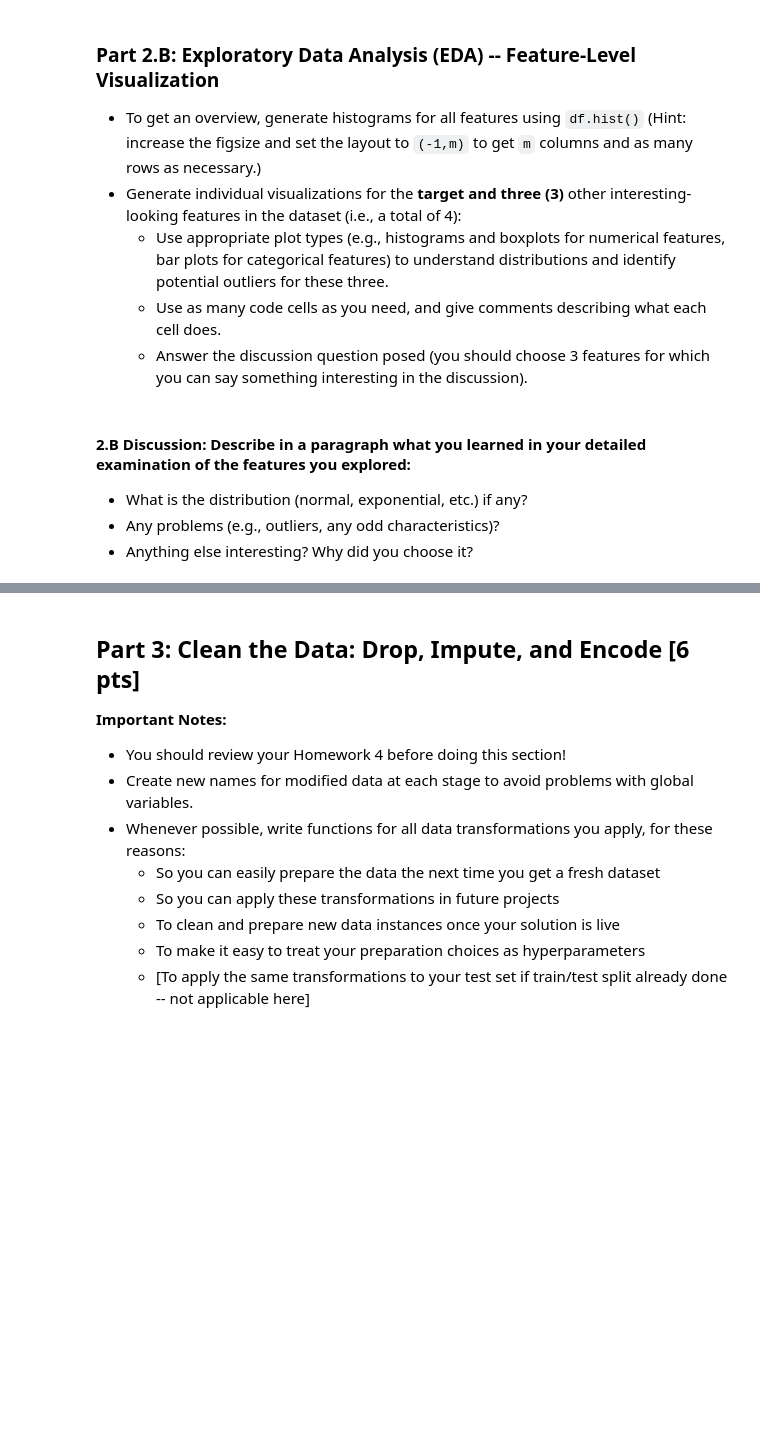
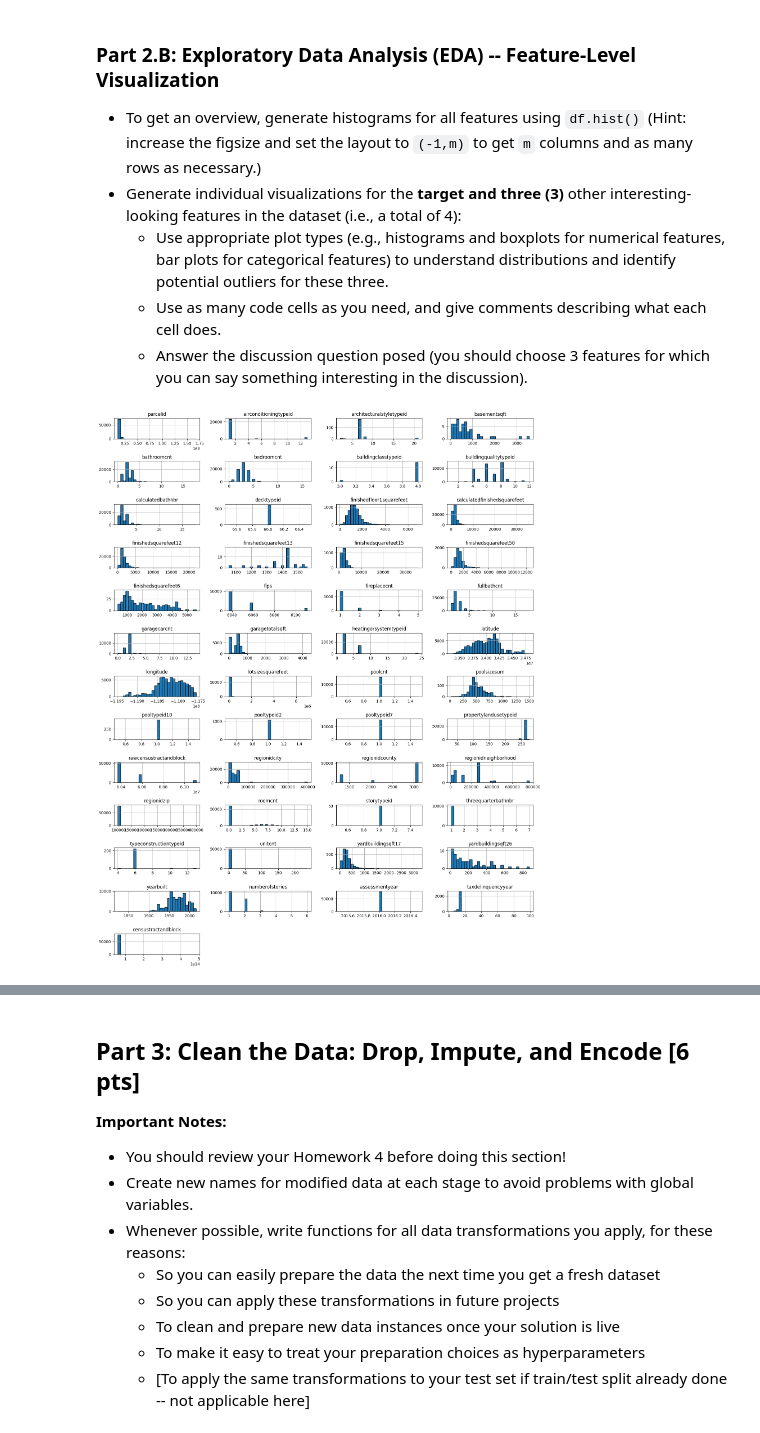
Before and after one commit to tbeerio/DX603-Milestone-1, a Jupyter notebook: Milestone_01.ipynb, the cells around one changed output, grey strips where cells are left out. Cells and saved outputs as stored; diff of their text form; code cells hidden in the pictures; blank space fills up the shorter version.

```diff
--- a/Milestone_01.ipynb
+++ b/Milestone_01.ipynb
@@ -332,8 +328,18 @@ Similarly, features like `latitude`, `longitude`, and `regionidneighborhood` hav
     - Use appropriate plot types (e.g., histograms and boxplots for numerical features, bar plots for categorical features) to understand distributions and identify potential outliers for these three.
     - Use as many code cells as you need, and give comments describing what each cell does.
     - Answer the discussion question posed (you should choose 3 features for which you can say something interesting in the discussion).
-# %% [markdown]
-#### **2.B Discussion:** Describe in a paragraph what you learned in your detailed examination of the features you explored:
-- What is the distribution (normal, exponential, etc.) if any?
-- Any problems (e.g., outliers, any odd characteristics)?
-- Anything else interesting? Why did you choose it?
+# %%
+# Plot features
+
+# # Set number of columns for layout
+m = 4
+
+# Drop the target column from the numeric features (We will drop objects anyway)
+features_to_plot = df.drop(columns=['taxvaluedollarcnt'])
+
+# Plot histograms
+features_to_plot.hist(figsize=(m * 4, 20), layout=(-1, m), bins=30, edgecolor='black')
+plt.tight_layout()
+plt.show()
+# %% [output]
+[figure, added]
```
Also changed, not shown: parts of 6 cells of this notebook.
